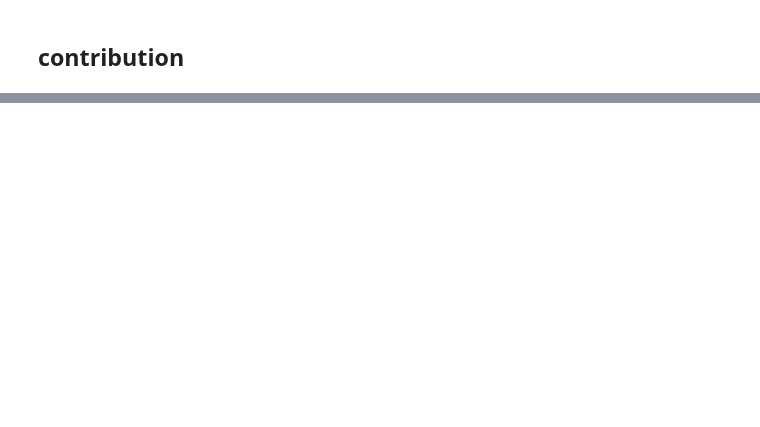
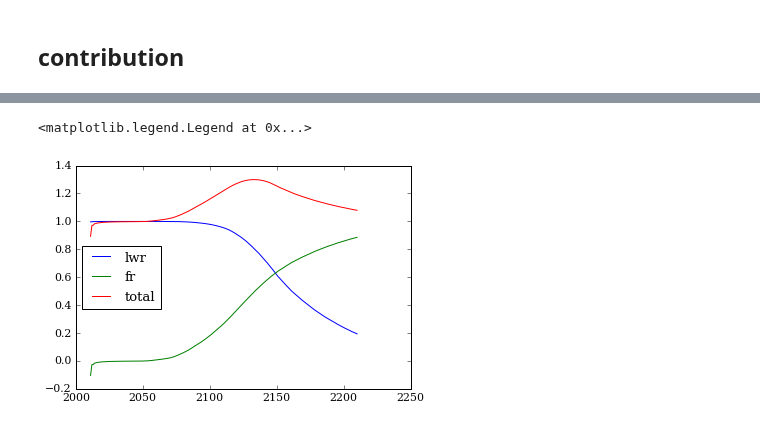
Before and after one commit to ergs/sandbox, a Jupyter notebook: ctcc/methodology-dwt-free.ipynb, the cells around one changed output, grey strips where cells are left out. Drawn from its saved outputs; the diff is of its cells as text; code cells hidden in the pictures; blank space fills up the shorter version.

```diff
--- a/ctcc/methodology-dwt-free.ipynb
+++ b/ctcc/methodology-dwt-free.ipynb
@@ -435,13 +431,22 @@ plt.legend(loc=0)
 # %% [markdown]
 ## Distances Measures
+# %%
+def d_trapz(key0, key1, lower=None, upper=None, relerror=1e-5, min_limit=8, max_limit=12):
+    """distance meaure using trapazoidal function."""
+    lower = t[0] if lower is None else lower
+    upper = t[-1] if upper is None else upper
+    gp0, y0 = models[key0]
+    gp1, y1 = models[key1]
+    d = trapz_l2_dist(gp0, y0, gp1, y1, lower, upper,
+                      relerror=relerror, min_limit=min_limit, max_limit=max_limit)
+    #d = gp_l2_dist(gp0, y0, gp1, y1, lower, upper)
+    return d
 # %%
 print('-'*10)
-for key in ['lwr', 'fr', 'total']:
-    gp1, y1 = models[key]
+for key1 in ['lwr', 'fr', 'total']:
     for n in '01':
-        comp = key + n
-        gp0, y0 = models[comp]
-        d = trapz_l2_dist(gp0, y0, gp1, y1, t[0], t[-1])
+        key0 = key1 + n
+        d = d_trapz(key0, key1)
         print('distance from {0} to {1}: {2}'.format(comp, key, d))
     print('-'*10)
 # %% [output]
@@ -481,0 +465,19 @@ trapz_l2_dist(models['lwr'].gp, models['lwr'].y, models['fr'].gp, models['fr'].y
+# %%
+def c_trapz(comps, total='total', zeros='zeros', relerror=1e-5, min_limit=8, max_limit=12):
+    tlen = len(t)
+    max_d = np.empty(tlen-1, float)
+    results = []
+    for comp in comps:
+        results.append(np.empty(tlen-1, float))
+    for i, ti in enumerate(t[1:]):
+        max_d[i] = d_trapz(zeros, total, upper=ti, relerror=relerror, min_limit=min_limit, max_limit=max_limit)
+        for comp, res in zip(comps, results):
+            res[i] = d_trapz(comp, total, upper=ti, relerror=relerror, min_limit=min_limit, max_limit=max_limit)
+        if i%10 == 0:
+            print(ti)
+    print(max_d)
+    for res in results:
+        res[:] = 1.0 - (res/max_d)
+    return results
+# %%
+contribs = c_trapz(['lwr', 'fr'], min_limit=10)
@@ -481,0 +502,8 @@ trapz_l2_dist(models['lwr'].gp, models['lwr'].y, models['fr'].gp, models['fr'].y
+# %%
+plt.plot(t[1:], contribs[0], label='lwr')
+plt.plot(t[1:], contribs[1], label='fr')
+plt.plot(t[1:], contribs[0] + contribs[1], label='total')
+plt.legend(loc=0)
+# %% [output]
+<matplotlib.legend.Legend at 0x...>
+[figure, added]
```
Also changed, not shown: parts of 22 cells of this notebook, 5 other files.
